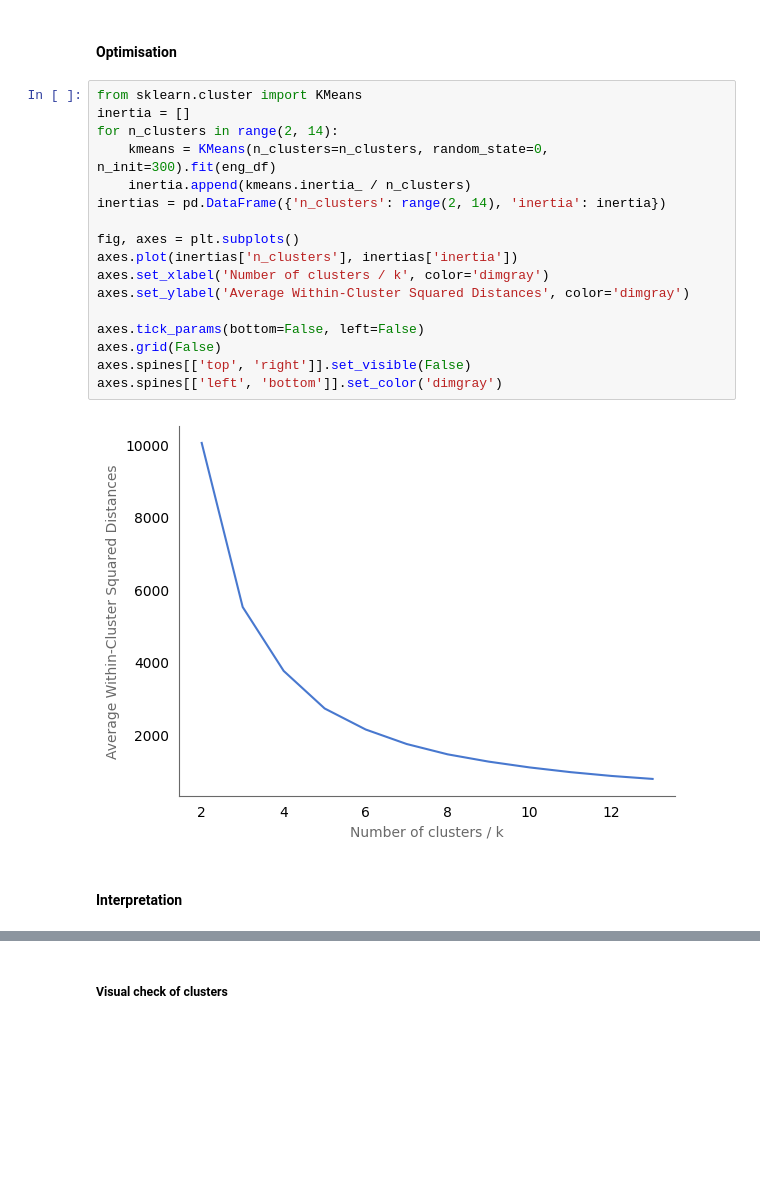
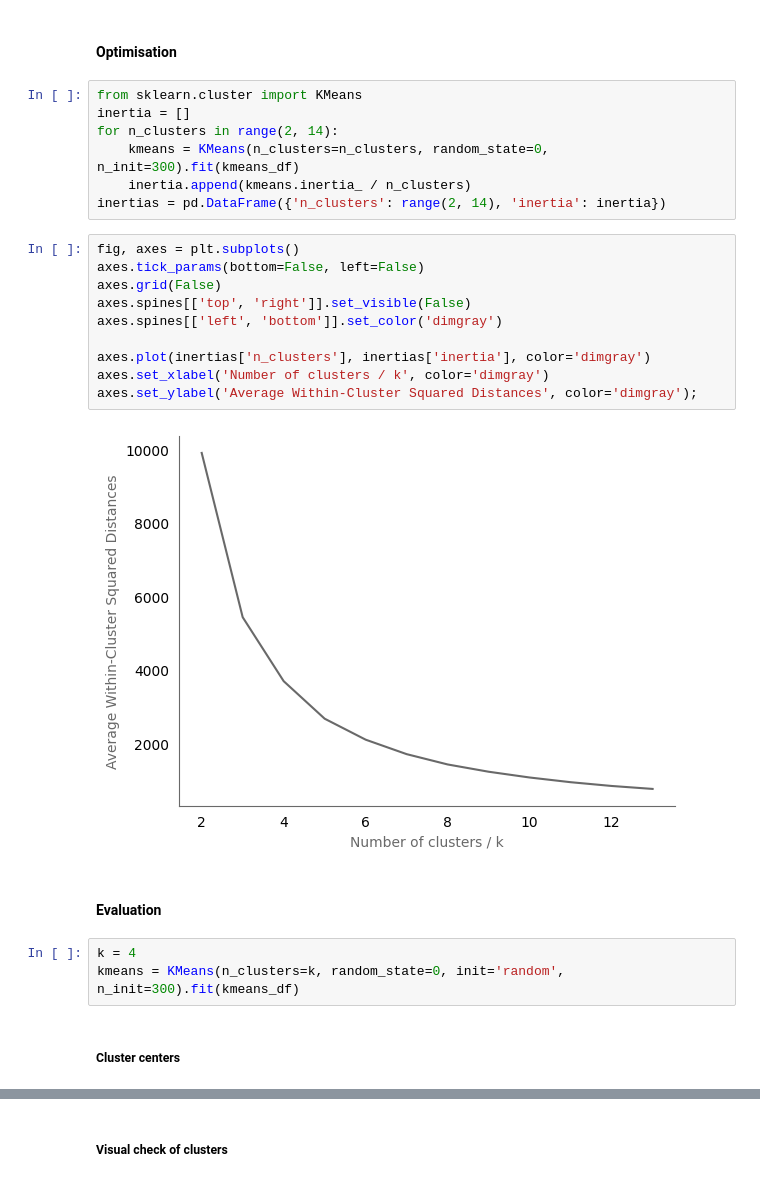
Before and after one commit to earth1987/retail-customer-segmentation, a Jupyter notebook: notebooks/model_selection_evaluation.ipynb, the cells around one changed output, grey strips where cells are left out. Saved outputs shown, nothing was run; the diff lists cells and outputs as text; blank space fills up the shorter version.

```diff
--- a/notebooks/model_selection_evaluation.ipynb
+++ b/notebooks/model_selection_evaluation.ipynb
@@ -97,20 +109,25 @@ Number of records: 2212
 from sklearn.cluster import KMeans
 inertia = []
 for n_clusters in range(2, 14):
-    kmeans = KMeans(n_clusters=n_clusters, random_state=0, n_init=300).fit(eng_df)
+    kmeans = KMeans(n_clusters=n_clusters, random_state=0, n_init=300).fit(kmeans_df)
     inertia.append(kmeans.inertia_ / n_clusters)
 inertias = pd.DataFrame({'n_clusters': range(2, 14), 'inertia': inertia})
-
-fig, axes = plt.subplots()
-axes.plot(inertias['n_clusters'], inertias['inertia'])
-axes.set_xlabel('Number of clusters / k', color='dimgray')
-axes.set_ylabel('Average Within-Cluster Squared Distances', color='dimgray')
-
-axes.tick_params(bottom=False, left=False)
-axes.grid(False)
-axes.spines[['top', 'right']].set_visible(False)
-axes.spines[['left', 'bottom']].set_color('dimgray')
-# %% [output]
-[figure, removed]
-# %% [markdown]
-#### Interpretation
+# %%
+fig, axes = plt.subplots()
+axes.tick_params(bottom=False, left=False)
+axes.grid(False)
+axes.spines[['top', 'right']].set_visible(False)
+axes.spines[['left', 'bottom']].set_color('dimgray')
+
+axes.plot(inertias['n_clusters'], inertias['inertia'], color='dimgray')
+axes.set_xlabel('Number of clusters / k', color='dimgray')
+axes.set_ylabel('Average Within-Cluster Squared Distances', color='dimgray');
+# %% [output]
+[figure, added]
+# %% [markdown]
+#### Evaluation
+# %%
+k = 4
+kmeans = KMeans(n_clusters=k, random_state=0, init='random', n_init=300).fit(kmeans_df)
+# %% [markdown]
+##### Cluster centers
```
Also changed, not shown: parts of 49 cells of this notebook.
